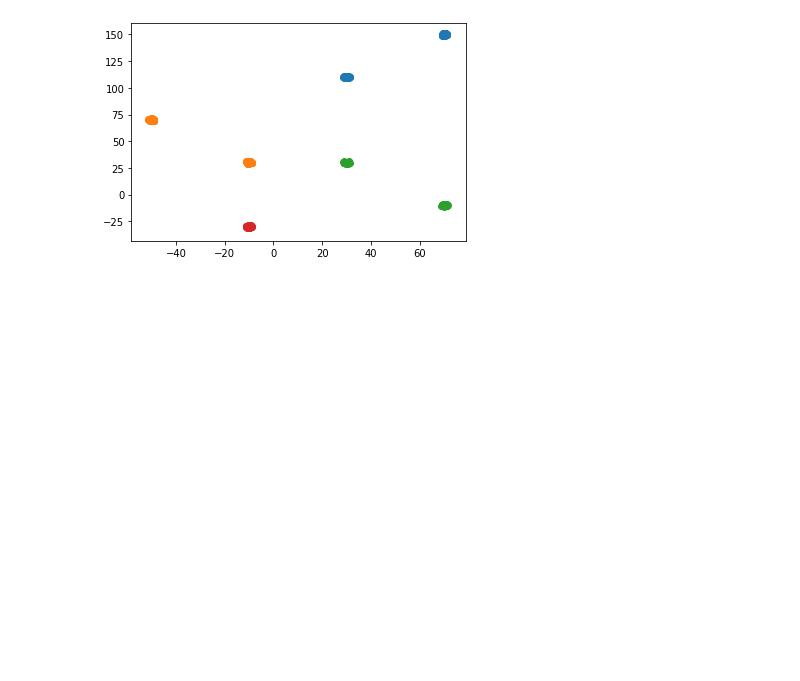
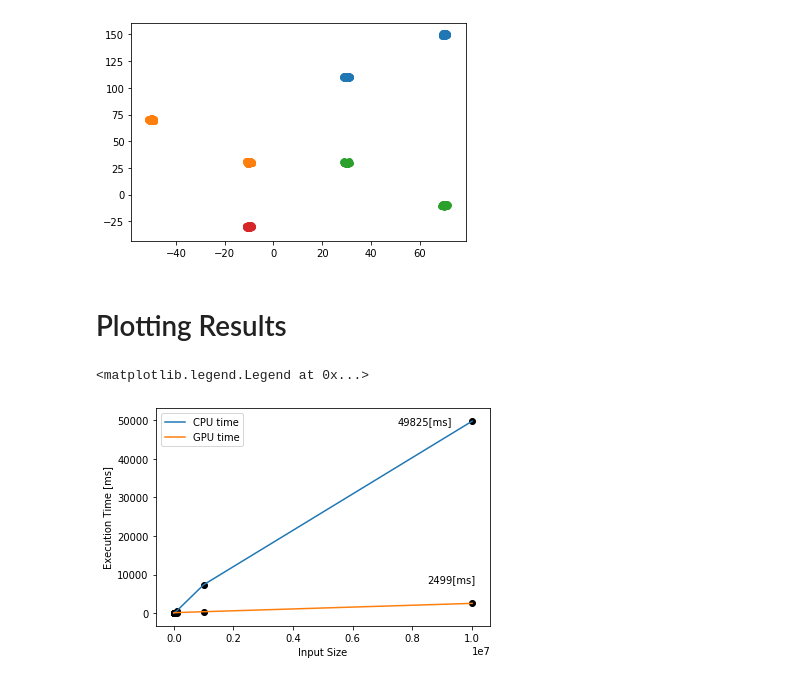
Before and after one commit to utsha-kh/CUDA-clustering, a Jupyter notebook: Visualizations.ipynb, the cells around one changed output. Drawn from its saved outputs; the diff is of its cells as text; code cells hidden in the pictures; blank space fills up the shorter version.

```diff
--- a/Visualizations.ipynb
+++ b/Visualizations.ipynb
@@ -110,3 +110,22 @@ plt.scatter(x6[:, 0], x6[:, 1])
 plt.show()
 # %% [output]
 [figure]
+# %% [markdown]
+# Plotting Results
+# %%
+cpp_time = [0, 0, 11, 54, 552, 7336, 49825]
+cuda_time = [86, 97, 102, 83, 112, 337, 2499]
+t_axis = [10, 100, 1000, 10000, 100000, 1000000, 10000000]
+# %%
+plt.plot(t_axis, cpp_time, label="CPU time")
+plt.plot(t_axis, cuda_time, label="GPU time")
+plt.scatter(t_axis, cpp_time, color='black')
+plt.scatter(t_axis, cuda_time, color='black')
+plt.text(0.85e+7, 8000, "2499[ms]")
+plt.text(0.75e7, 49000, "49825[ms]")
+plt.xlabel("Input Size")
+plt.ylabel("Execution Time [ms]")
+plt.legend()
+# %% [output]
+<matplotlib.legend.Legend at 0x...>
+[figure, added]
```
Also changed, not shown: parts of 4 cells of this notebook.
